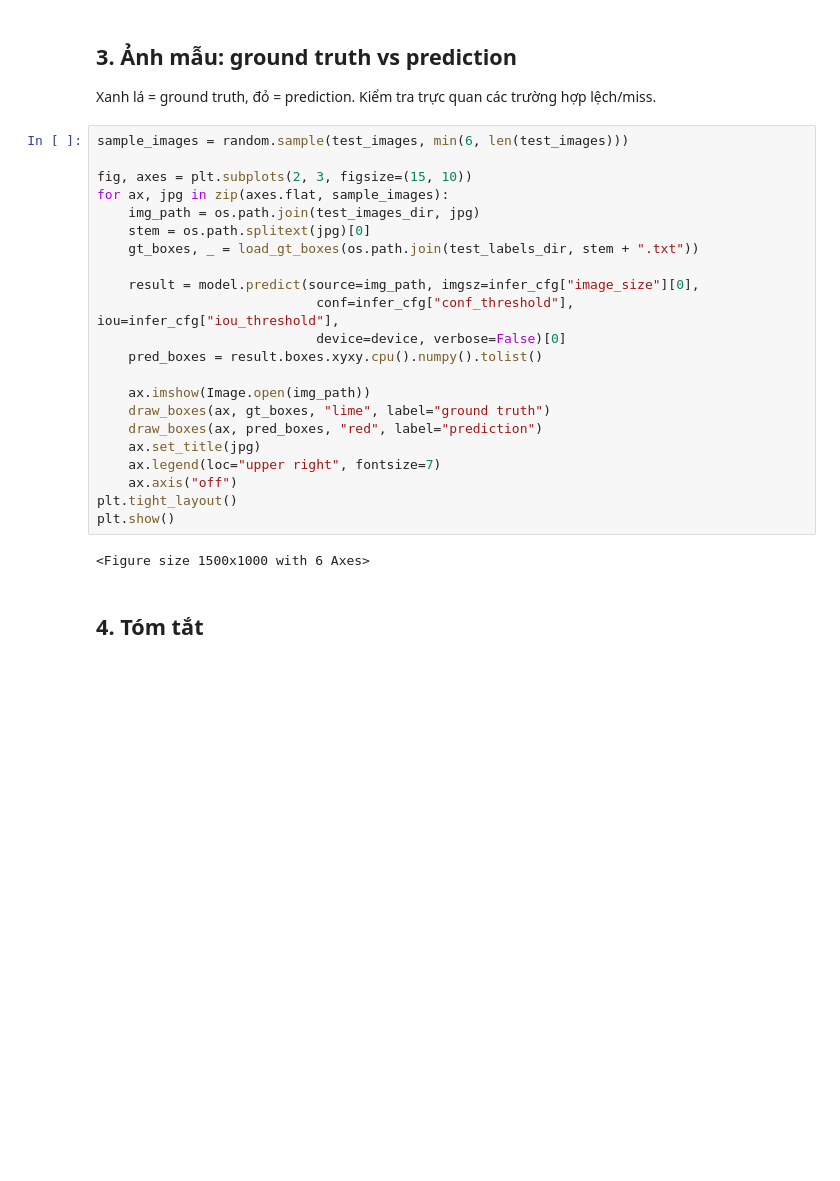
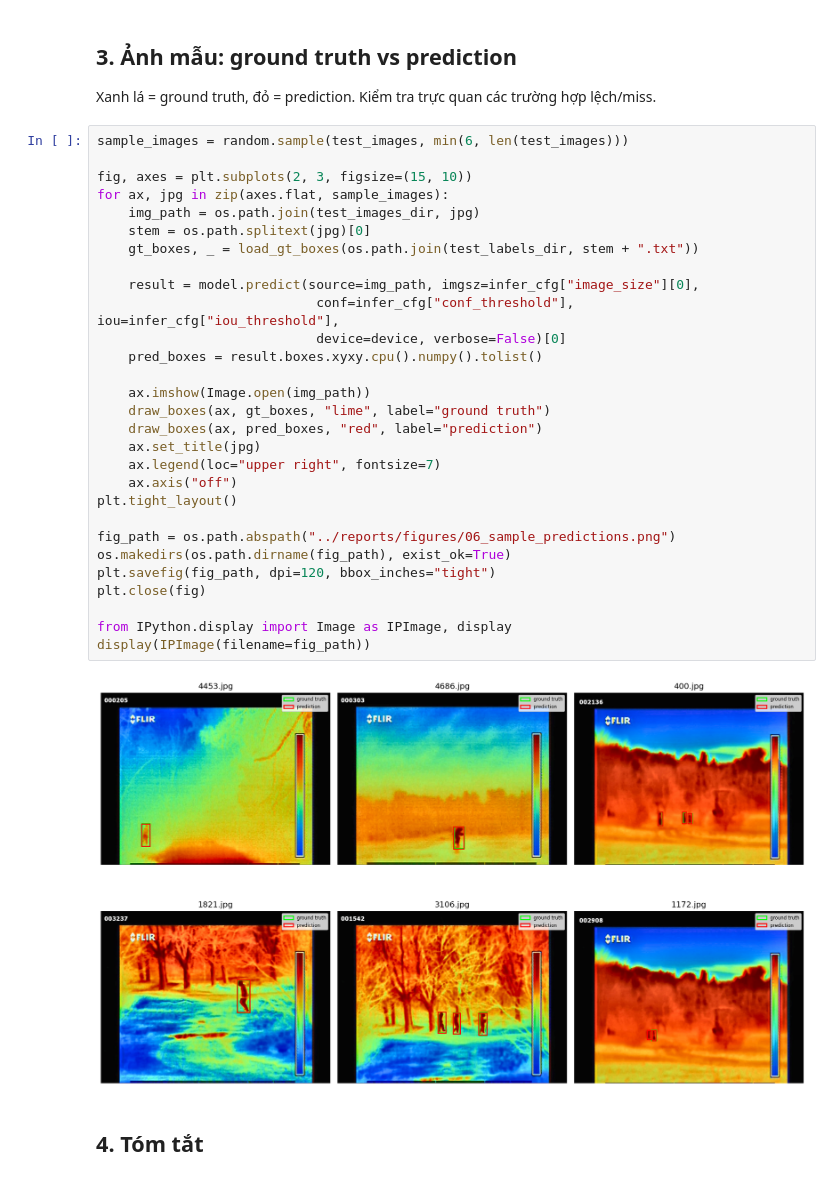
Before and after one commit to hothanhtien/Thermal_Perimeter_Intrusion_Detection, a Jupyter notebook: notebooks/06_evaluation.ipynb, the cells around one changed output. Saved outputs shown, nothing was run; the diff lists cells and outputs as text; blank space fills up the shorter version.

```diff
--- a/notebooks/06_evaluation.ipynb
+++ b/notebooks/06_evaluation.ipynb
@@ -192,27 +201,34 @@ Xanh lá = ground truth, đỏ = prediction. Kiểm tra trực quan các trườ
 # %%
 sample_images = random.sample(test_images, min(6, len(test_images)))
 
 fig, axes = plt.subplots(2, 3, figsize=(15, 10))
 for ax, jpg in zip(axes.flat, sample_images):
     img_path = os.path.join(test_images_dir, jpg)
     stem = os.path.splitext(jpg)[0]
     gt_boxes, _ = load_gt_boxes(os.path.join(test_labels_dir, stem + ".txt"))
 
     result = model.predict(source=img_path, imgsz=infer_cfg["image_size"][0],
                             conf=infer_cfg["conf_threshold"], iou=infer_cfg["iou_threshold"],
                             device=device, verbose=False)[0]
     pred_boxes = result.boxes.xyxy.cpu().numpy().tolist()
 
     ax.imshow(Image.open(img_path))
     draw_boxes(ax, gt_boxes, "lime", label="ground truth")
     draw_boxes(ax, pred_boxes, "red", label="prediction")
     ax.set_title(jpg)
     ax.legend(loc="upper right", fontsize=7)
     ax.axis("off")
 plt.tight_layout()
-plt.show()
+
+fig_path = os.path.abspath("../reports/figures/06_sample_predictions.png")
+os.makedirs(os.path.dirname(fig_path), exist_ok=True)
+plt.savefig(fig_path, dpi=120, bbox_inches="tight")
+plt.close(fig)
+
+from IPython.display import Image as IPImage, display
+display(IPImage(filename=fig_path))
 # %% [output]
-<Figure size 1500x1000 with 6 Axes>
+[figure, added]
 # %% [markdown]
 ## 4. Tóm tắt
 # %%
```
Also changed, not shown: parts of 2 cells of this notebook, 19 other files.
